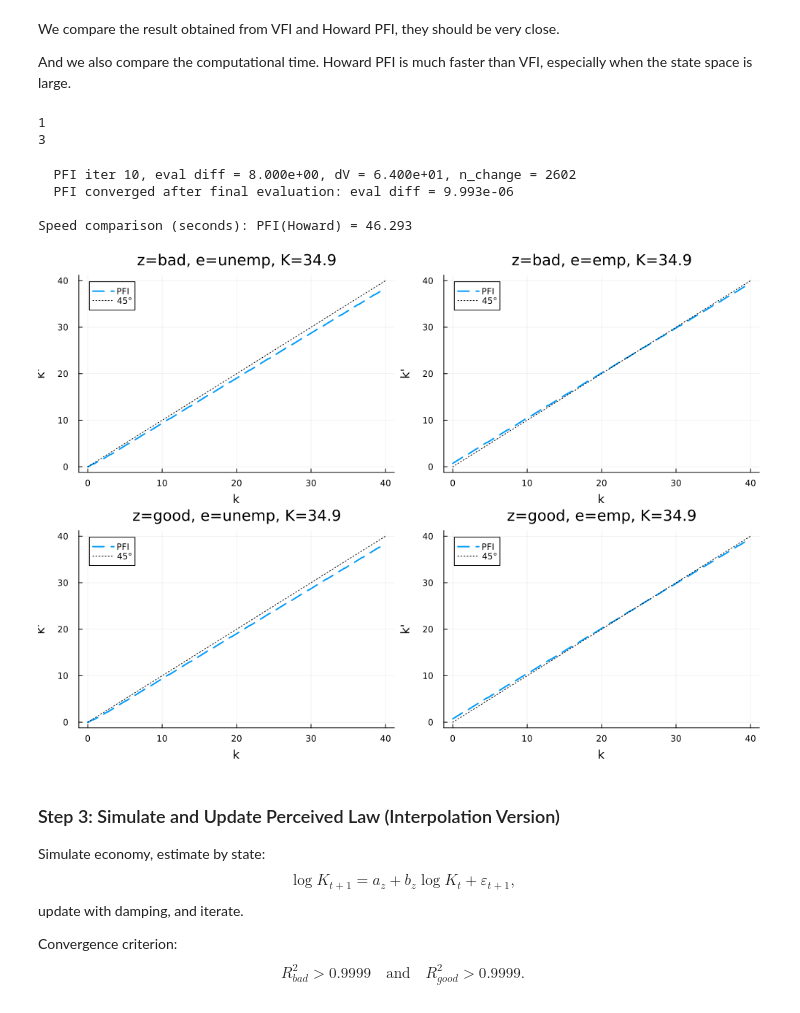
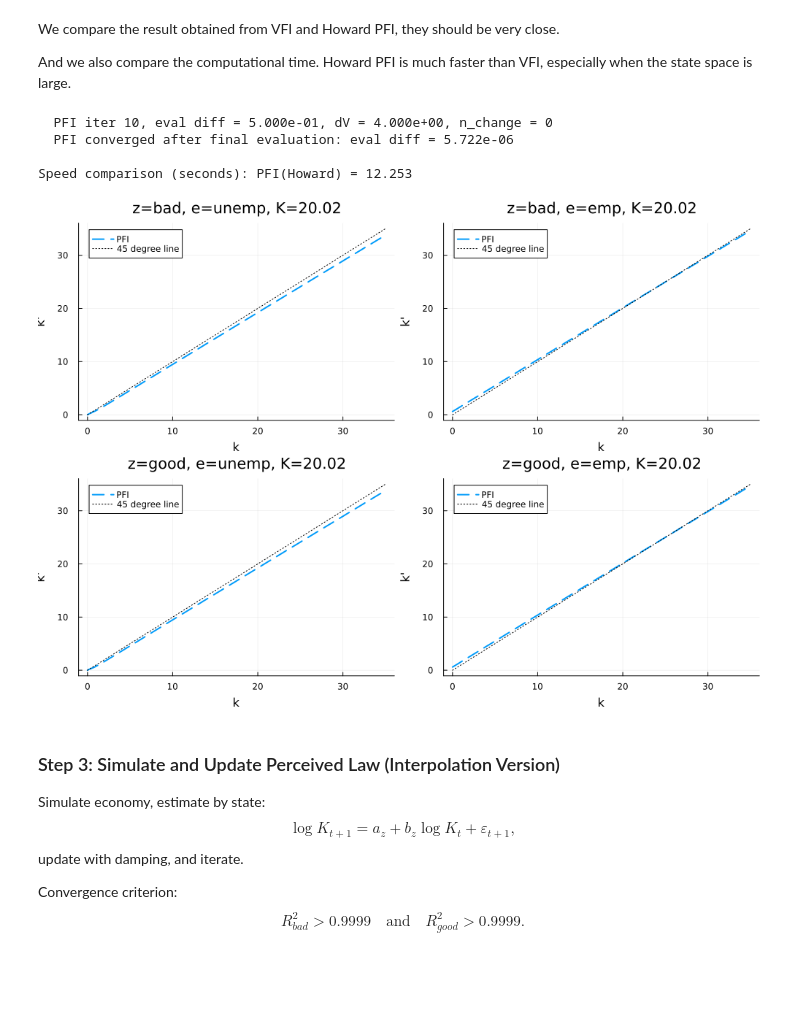
Before and after one commit to YuxuanZhao-Econ/KS1998, a Jupyter notebook: KS1998_Solver.ipynb, the cells around one changed output. Saved outputs shown, nothing was run; the diff lists cells and outputs as text; code cells hidden in the pictures; blank space fills up the shorter version.

```diff
--- a/KS1998_Solver.ipynb
+++ b/KS1998_Solver.ipynb
@@ -766,7 +903,7 @@ end
 @printf("\nSpeed comparison (seconds): VFI = %.3f, PFI(Howard) = %.3f\n", t_vfi, t_pfi)
 
 # 3) fix one K
-K_fixed = 35.0
+K_fixed = 20.0
 iK = nearest_index(Kgrid, K_fixed)
 
 # 4) plot k'(k) for each (z,e)
@@ -787,7 +924,7 @@ for iz in 1:2
 
         plot!(p[panel], kgrid, kp_vfi, lw=2, label="VFI")
         plot!(p[panel], kgrid, kp_pfi, lw=2, ls=:dash, label="PFI")
-        plot!(p[panel], kgrid, kgrid, lw=1, ls=:dot, color=:black, label="45°")
+        plot!(p[panel], kgrid, kgrid, lw=1, ls=:dot, color=:black, label="45掳")
         xlabel!(p[panel], "k")
         ylabel!(p[panel], "k'")
         title!(p[panel], "$(state_titles[(iz,ie)]), K=$(round(Kgrid[iK], digits=2))")
@@ -797,12 +934,6 @@ end
 
 display(p)
 =#
-# %%
-println(Base.Threads.nthreads())
-println(Base.Threads.maxthreadid())
-# %% [output]
-1
-3
 # %%
 # 1) grids + coefficients
 kgrid, Kgrid = make_grids(par)
@@ -815,42 +946,43 @@ t_pfi = @elapsed begin
 end
 
 @printf("\nSpeed comparison (seconds): PFI(Howard) = %.3f\n", t_pfi)
-
-# 3) fix one K
-K_fixed = 35.0
-iK = nearest_index(Kgrid, K_fixed)
-
-# 4) plot k'(k) for each (z,e)
-state_titles = Dict(
-    (1,1) => "z=bad, e=unemp",
-    (1,2) => "z=bad, e=emp",
-    (2,1) => "z=good, e=unemp",
-    (2,2) => "z=good, e=emp"
-)
-
-p = plot(layout=(2,2), size=(1000,700), legend=:topleft)
-
-panel = 1
-for iz in 1:2
-    for ie in 1:2
-        kp_pfi = [kgrid[pol_pfi[ik, iK, ie, iz]] for ik in 1:length(kgrid)]
-
-        plot!(p[panel], kgrid, kp_pfi, lw=2, ls=:dash, label="PFI")
-        plot!(p[panel], kgrid, kgrid, lw=1, ls=:dot, color=:black, label="45°")
-        xlabel!(p[panel], "k")
-        ylabel!(p[panel], "k'")
-        title!(p[panel], "$(state_titles[(iz,ie)]), K=$(round(Kgrid[iK], digits=2))")
-        panel += 1
-    end
-end
-
-display(p)
 # %% [output]
-  PFI iter 10, eval diff = 8.000e+00, dV = 6.400e+01, n_change = 2602
-  PFI converged after final evaluation: eval diff = 9.993e-06
+  PFI iter 10, eval diff = 5.000e-01, dV = 4.000e+00, n_change = 0
+  PFI converged after final evaluation: eval diff = 5.722e-06
 
-Speed comparison (seconds): PFI(Howard) = 46.293
+Speed comparison (seconds): PFI(Howard) = 12.253
-[figure, removed]
+# %%
+# 3) fix one K
+K_fixed = 20.0
+iK = nearest_index(Kgrid, K_fixed)
+
+# 4) plot k'(k) for each (z,e)
+state_titles = Dict(
+    (1,1) => "z=bad, e=unemp",
+    (1,2) => "z=bad, e=emp",
+    (2,1) => "z=good, e=unemp",
+    (2,2) => "z=good, e=emp"
+)
+
+p = plot(layout=(2,2), size=(1000,700), legend=:topleft)
+
+panel = 1
+for iz in 1:2
+    for ie in 1:2
+        kp_pfi = vec(pol_pfi[:, iK, ie, iz])
+
+        plot!(p[panel], kgrid, kp_pfi, lw=2, ls=:dash, label="PFI")
+        plot!(p[panel], kgrid, kgrid, lw=1, ls=:dot, color=:black, label="45 degree line")
+        xlabel!(p[panel], "k")
+        ylabel!(p[panel], "k'")
+        title!(p[panel], "$(state_titles[(iz,ie)]), K=$(round(Kgrid[iK], digits=2))")
+        panel += 1
+    end
+end
+
+display(p)
+# %% [output]
+[figure, added]
 # %% [markdown]
 ### Step 3: Simulate and Update Perceived Law (Interpolation Version)
 
```
Also changed, not shown: parts of 13 cells of this notebook.
